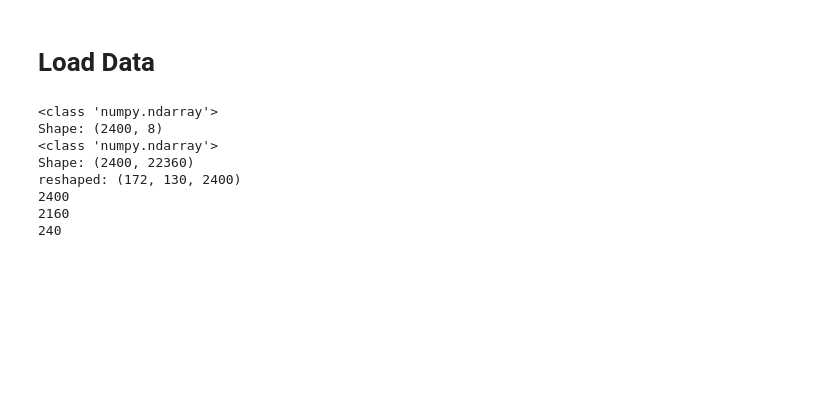
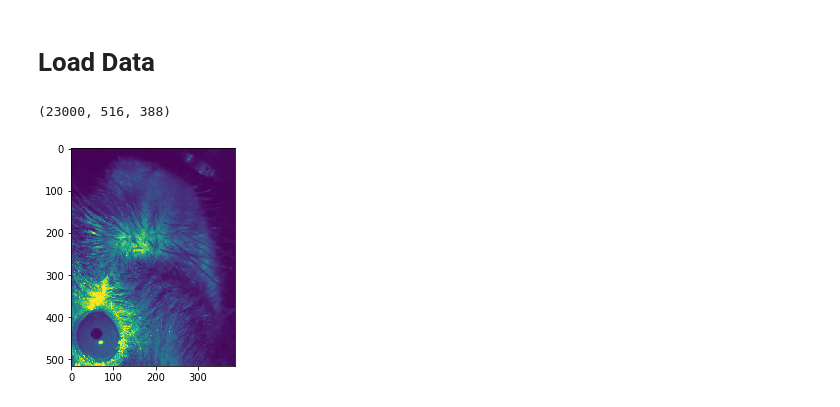
Before and after one commit to enmccarthy/drp, a Jupyter notebook: DRPcnn.ipynb, the cells around one changed output. Saved outputs shown, nothing was run; the diff lists cells and outputs as text; code cells hidden in the pictures; blank space fills up the shorter version.

```diff
--- a/DRPcnn.ipynb
+++ b/DRPcnn.ipynb
@@ -29,37 +37,14 @@ fc_size = 128     # Number of neurons in fully-connected layer.
 # Load Data
 # %%
 #open files, they have not been normalized yet
-dffile = open('masdfr4m7170317s1.pkl',"rb")
-dyfile = open('r4m7170317s1.pkl', "rb")
-df = pickle.load(dffile)
+v = np.load("r4m7170321s1AVI.npy")
+#(22796,516,388)
+imc = plt.imshow((v[0]))
+print(v.shape)
+# dffile = v
+dyfile = open('r4m7170321s1.pkl', "rb")
+df = v
 dy = pickle.load(dyfile)
+# %% [output]
+(23000, 516, 388)
+[figure, added]
-# %%
-#TODO, reshape the image back to an image shape
-x_data = df.values
-print(type(x_data))
-print("Shape:", x_data.shape)
-print(type(dy))
-print("Shape:", dy.shape)
-dy = dy.reshape(172,130,len(dy))
-print("reshaped:", dy.shape)
-num_data = len(x_data)
-print(num_data)
-train_split = 0.9
-num_train = int(train_split*num_data)
-print(num_train)
-num_test = num_data - num_train
-print(num_test)
-
-x_train = x_data[0:num_train]
-x_test = x_data[num_train:]
-y_train = dy[0:num_train]
-y_test = dy[num_train:]
-# %% [output]
-<class 'numpy.ndarray'>
-Shape: (2400, 8)
-<class 'numpy.ndarray'>
-Shape: (2400, 22360)
-reshaped: (172, 130, 2400)
-2400
-2160
-240
```
Also changed, not shown: parts of 51 cells of this notebook, 5 other files.
